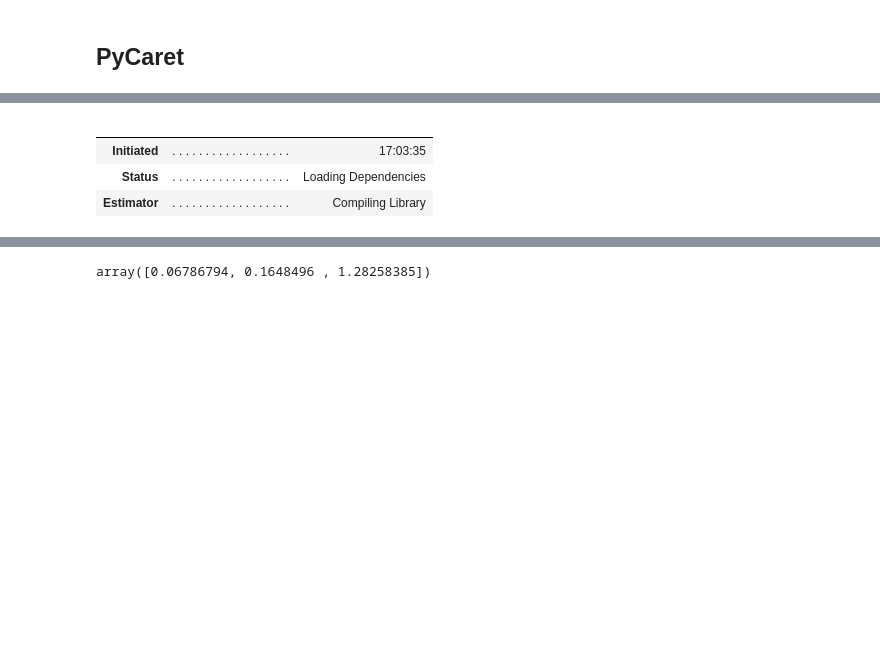
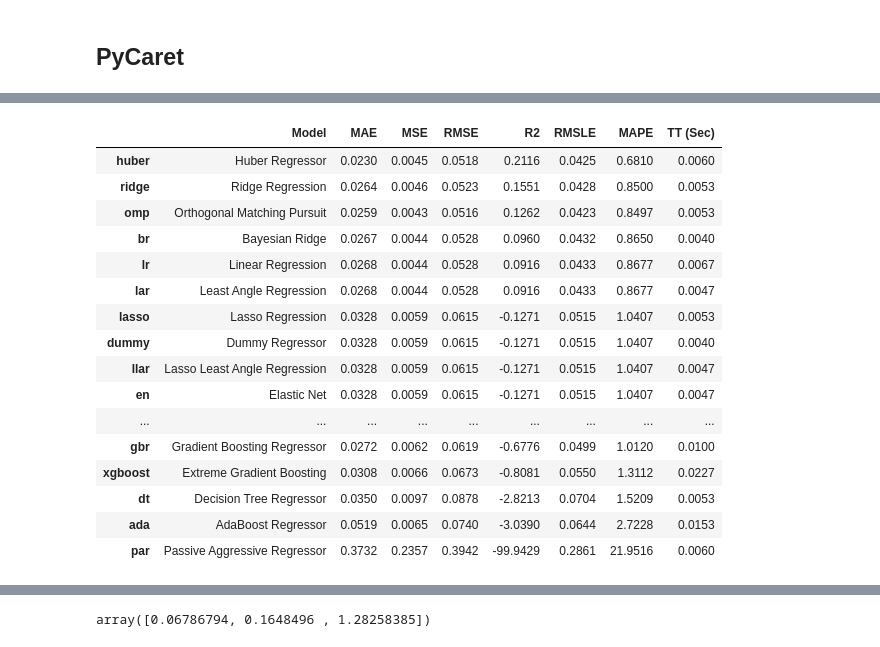
Before and after one commit to UtkarshRedd/Product-Popularity-Calculator, a Jupyter notebook: Popularity Score.ipynb, the cells around one changed output, grey strips where cells are left out. Drawn from its saved outputs; the diff is of its cells as text; code cells hidden in the pictures; blank space fills up the shorter version.

```diff
--- a/Popularity Score.ipynb
+++ b/Popularity Score.ipynb
@@ -1088,8 +1234,20 @@ clf = setup(df_ml[['clicks', 'adds_to_cart_from_wishlist', 'no_of_adds_to_cart',
 # %%
-best = compare_models()
+best = compare_models(fold=15)
 # %% [output]
-|  |  |  |
-|  |  |  |
-| Initiated | . . . . . . . . . . . . . . . . . . | 17:03:35 |
-| Status | . . . . . . . . . . . . . . . . . . | Loading Dependencies |
-| Estimator | . . . . . . . . . . . . . . . . . . | Compiling Library |
+|  | Model | MAE | MSE | RMSE | R2 | RMSLE | MAPE | TT (Sec) |
+| huber | Huber Regressor | 0.0230 | 0.0045 | 0.0518 | 0.2116 | 0.0425 | 0.6810 | 0.0060 |
+| ridge | Ridge Regression | 0.0264 | 0.0046 | 0.0523 | 0.1551 | 0.0428 | 0.8500 | 0.0053 |
+| omp | Orthogonal Matching Pursuit | 0.0259 | 0.0043 | 0.0516 | 0.1262 | 0.0423 | 0.8497 | 0.0053 |
+| br | Bayesian Ridge | 0.0267 | 0.0044 | 0.0528 | 0.0960 | 0.0432 | 0.8650 | 0.0040 |
+| lr | Linear Regression | 0.0268 | 0.0044 | 0.0528 | 0.0916 | 0.0433 | 0.8677 | 0.0067 |
+| lar | Least Angle Regression | 0.0268 | 0.0044 | 0.0528 | 0.0916 | 0.0433 | 0.8677 | 0.0047 |
+| lasso | Lasso Regression | 0.0328 | 0.0059 | 0.0615 | -0.1271 | 0.0515 | 1.0407 | 0.0053 |
+| dummy | Dummy Regressor | 0.0328 | 0.0059 | 0.0615 | -0.1271 | 0.0515 | 1.0407 | 0.0040 |
+| llar | Lasso Least Angle Regression | 0.0328 | 0.0059 | 0.0615 | -0.1271 | 0.0515 | 1.0407 | 0.0047 |
+| en | Elastic Net | 0.0328 | 0.0059 | 0.0615 | -0.1271 | 0.0515 | 1.0407 | 0.0047 |
+| ... | ... | ... | ... | ... | ... | ... | ... | ... |
+| gbr | Gradient Boosting Regressor | 0.0272 | 0.0062 | 0.0619 | -0.6776 | 0.0499 | 1.0120 | 0.0100 |
+| xgboost | Extreme Gradient Boosting | 0.0308 | 0.0066 | 0.0673 | -0.8081 | 0.0550 | 1.3112 | 0.0227 |
+| dt | Decision Tree Regressor | 0.0350 | 0.0097 | 0.0878 | -2.8213 | 0.0704 | 1.5209 | 0.0053 |
+| ada | AdaBoost Regressor | 0.0519 | 0.0065 | 0.0740 | -3.0390 | 0.0644 | 2.7228 | 0.0153 |
+| par | Passive Aggressive Regressor | 0.3732 | 0.2357 | 0.3942 | -99.9429 | 0.2861 | 21.9516 | 0.0060 |
```
Also changed, not shown: parts of 48 cells of this notebook, 6 other files.
